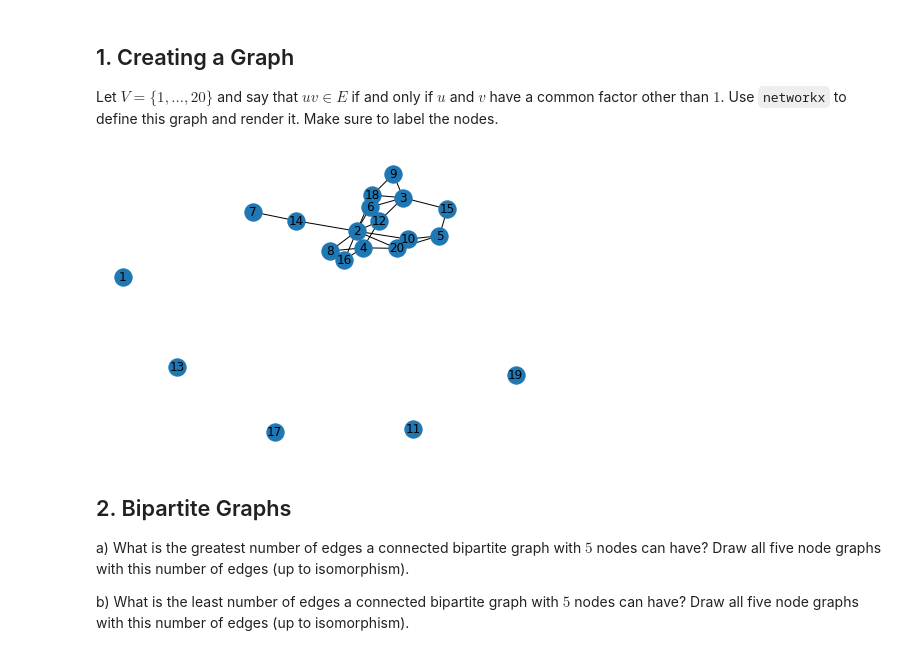
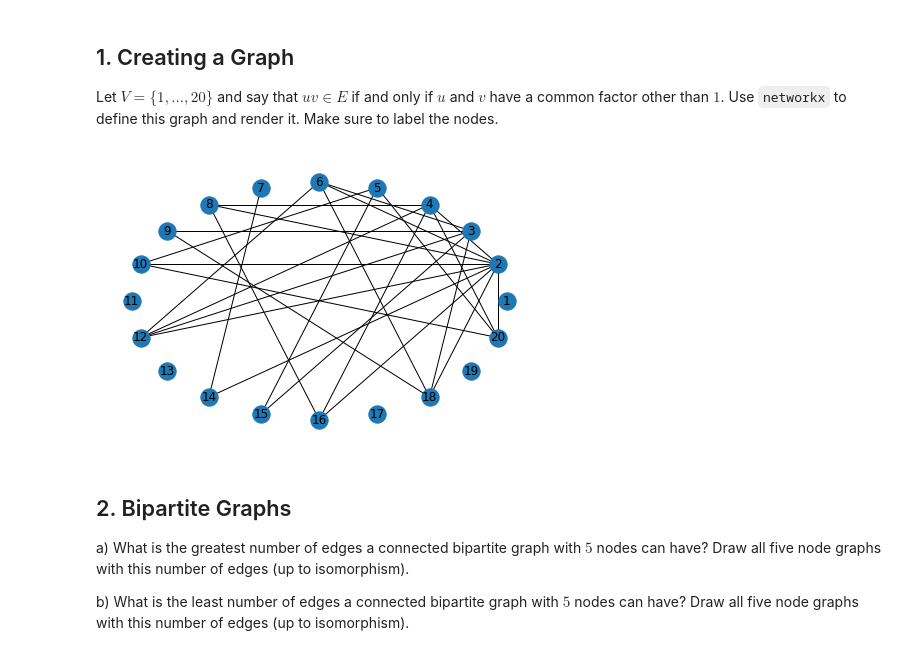
Before and after one commit to jwc0mbs3/eep502, a Jupyter notebook: combs_HW_07_Graphs_Due_12_12.ipynb, the cells around one changed output. Drawn from its saved outputs; the diff is of its cells as text; code cells hidden in the pictures.

```diff
--- a/combs_HW_07_Graphs_Due_12_12.ipynb
+++ b/combs_HW_07_Graphs_Due_12_12.ipynb
@@ -38,35 +39,35 @@ def findFactors(number):
     # this function returns the pair (number, factor)
     factors = []
     for factor in range(lowLim, number + 1):
         if number % factor == 0:
             if factor == 1:
                 continue
             if factor == number:
                 continue
             else:
                 factors.append((number, factor))
     return factors
 
 # find the factors of all the numbers in V and create label dictionary
 edgesV = []
 nodeNames = {}
 for i in range(lowLim, highLim + 1):
     nodeNames[i] = i
     temp = findFactors(i)
     edgesV.append(temp)
 
 # remove empty lists from edgesV
 edgesV = list(filter(lambda x: x, edgesV))
 edgesV = sum(edgesV, []) #flatten the list (remove sublists)
 
 # create network graph
 
 G = nx.Graph()
 G.add_nodes_from(V) # add nodes from V
 G.add_edges_from(edgesV) # add edges
-nx.draw(G, labels = nodeNames)
+nx.draw_circular(G, labels = nodeNames)
 # %% [output]
-[figure, old version]
+[figure, new version]
 # %% [markdown]
 ## 2. Bipartite Graphs
 
```
Also changed, not shown: parts of 6 cells of this notebook.
